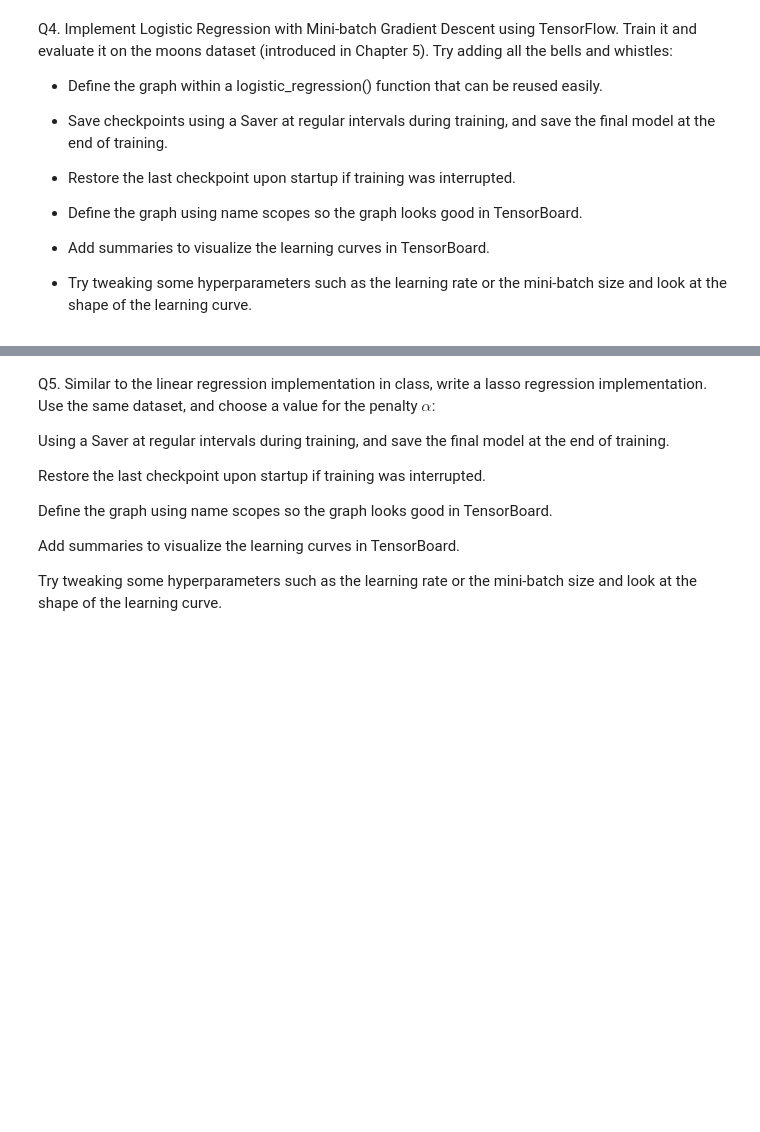
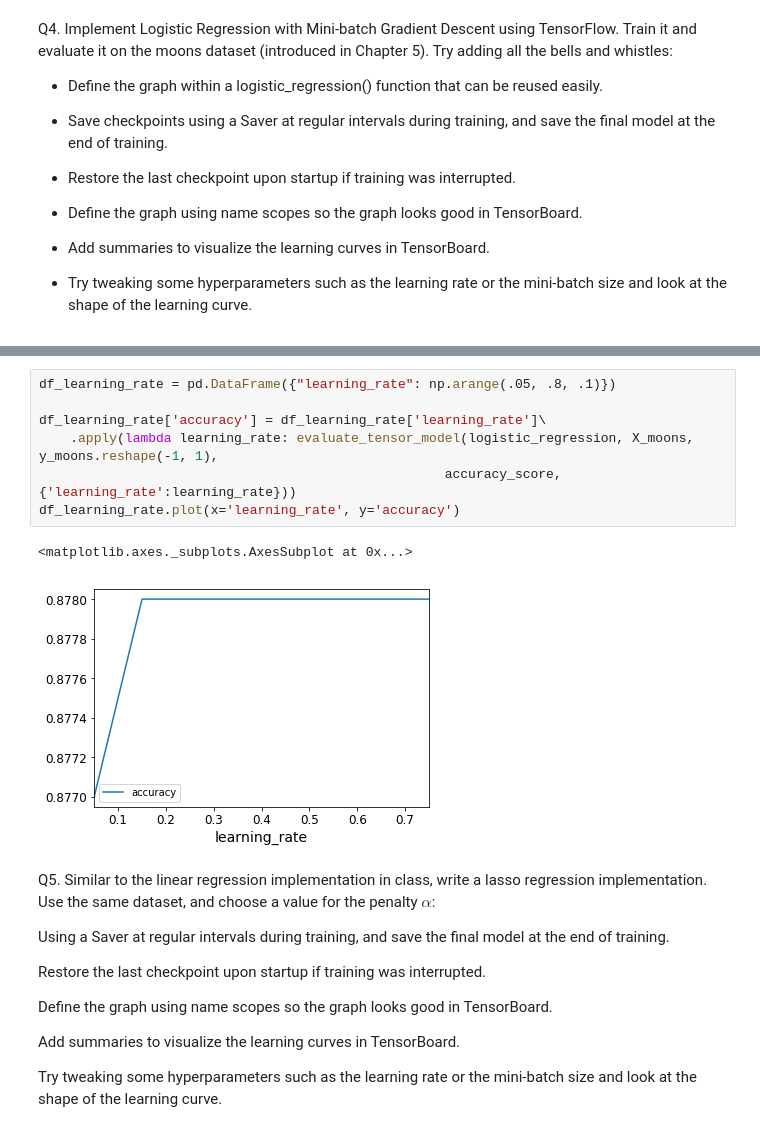
Before and after one commit to derek-pyne/ml_playground, a Jupyter notebook: classes/machine_learning/W9_Pyne_qq233068.ipynb, the cells around one changed output, grey strips where cells are left out. Cells and saved outputs as stored; diff of their text form; blank space fills up the shorter version.

```diff
--- a/classes/machine_learning/W9_Pyne_qq233068.ipynb
+++ b/classes/machine_learning/W9_Pyne_qq233068.ipynb
@@ -55,3 +180,13 @@ Q4. Implement Logistic Regression with Mini-batch Gradient Descent using TensorF
+# %%
+df_learning_rate = pd.DataFrame({"learning_rate": np.arange(.05, .8, .1)})
+
+df_learning_rate['accuracy'] = df_learning_rate['learning_rate']\
+    .apply(lambda learning_rate: evaluate_tensor_model(logistic_regression, X_moons, y_moons.reshape(-1, 1),
+                                                    accuracy_score, {'learning_rate':learning_rate}))
+df_learning_rate.plot(x='learning_rate', y='accuracy')
+# %% [output]
+<matplotlib.axes._subplots.AxesSubplot at 0x...>
+[figure, added]
 # %% [markdown]
 Q5. Similar to the linear regression implementation in class, write a lasso regression implementation. Use the same dataset, and choose a value for the penalty $\alpha$:
 
```
Also changed, not shown: parts of 25 cells of this notebook.
